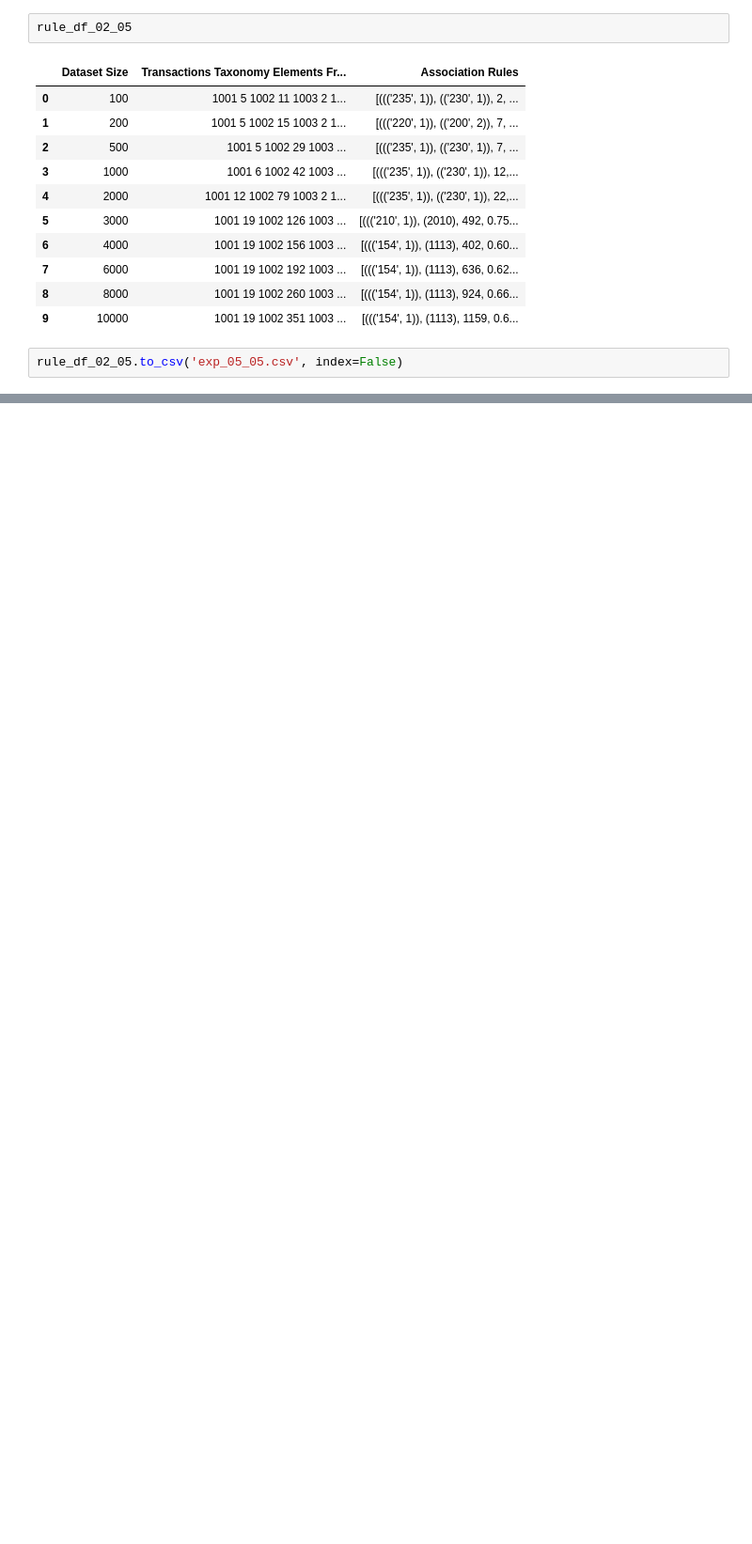
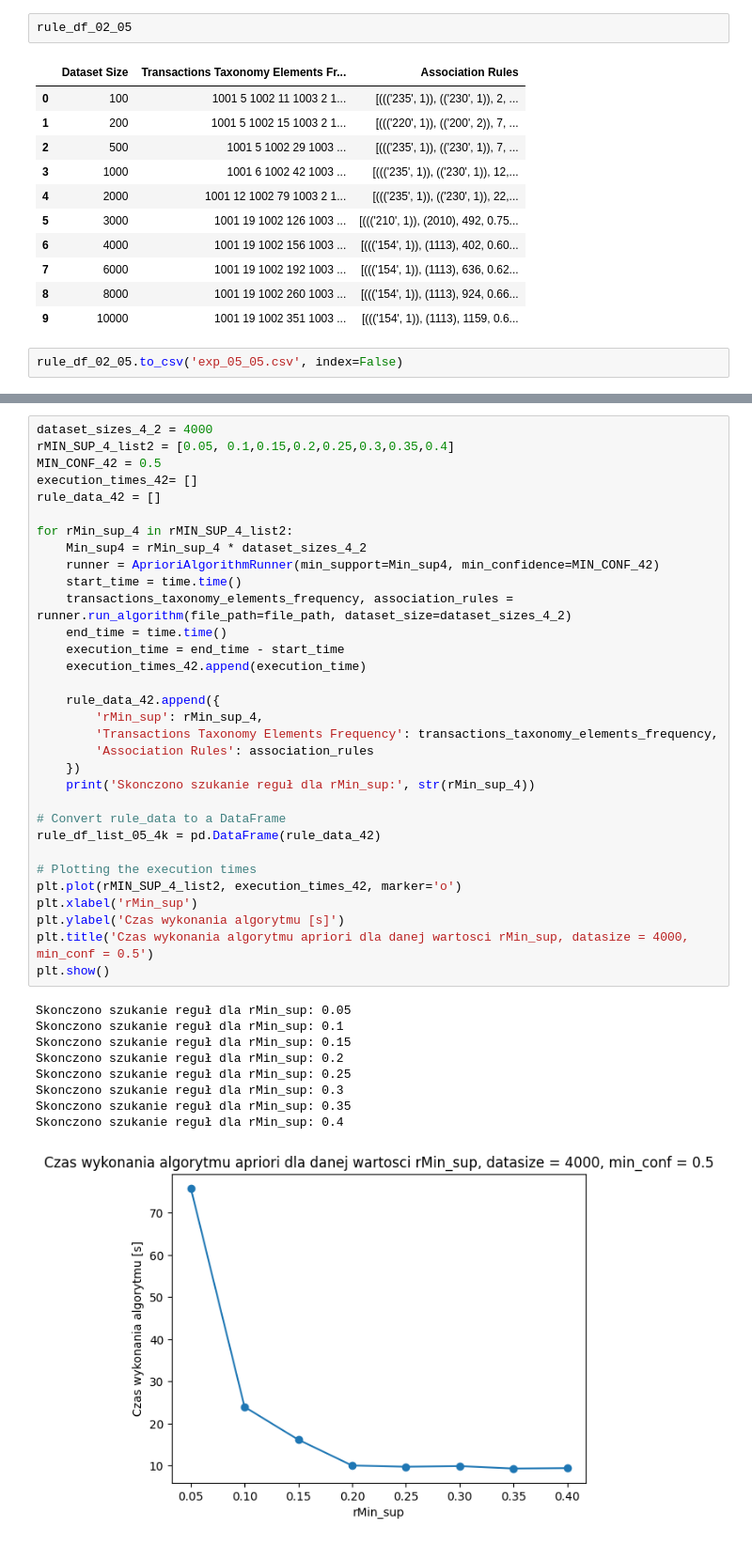
Before and after one commit to jkwiatk1/MED, a Jupyter notebook: apriori.ipynb, the cells around one changed output, grey strips where cells are left out. Shown: that part at 94% size. Drawn from its saved outputs; the diff is of its cells as text; blank space fills up the shorter version.

```diff
--- a/apriori.ipynb
+++ b/apriori.ipynb
@@ -442,0 +499,42 @@ rule_df_02_05.to_csv('exp_05_05.csv', index=False)
+# %%
+dataset_sizes_4_2 = 4000
+rMIN_SUP_4_list2 = [0.05, 0.1,0.15,0.2,0.25,0.3,0.35,0.4]
+MIN_CONF_42 = 0.5
+execution_times_42= []
+rule_data_42 = []
+
+for rMin_sup_4 in rMIN_SUP_4_list2:
+    Min_sup4 = rMin_sup_4 * dataset_sizes_4_2
+    runner = AprioriAlgorithmRunner(min_support=Min_sup4, min_confidence=MIN_CONF_42)
+    start_time = time.time()
+    transactions_taxonomy_elements_frequency, association_rules = runner.run_algorithm(file_path=file_path, dataset_size=dataset_sizes_4_2)
+    end_time = time.time()
+    execution_time = end_time - start_time
+    execution_times_42.append(execution_time)
+
+    rule_data_42.append({
+        'rMin_sup': rMin_sup_4,
+        'Transactions Taxonomy Elements Frequency': transactions_taxonomy_elements_frequency,
+        'Association Rules': association_rules
+    })
+    print('Skonczono szukanie reguł dla rMin_sup:', str(rMin_sup_4))
+
+# Convert rule_data to a DataFrame
+rule_df_list_05_4k = pd.DataFrame(rule_data_42)
+
+# Plotting the execution times
+plt.plot(rMIN_SUP_4_list2, execution_times_42, marker='o')
+plt.xlabel('rMin_sup')
+plt.ylabel('Czas wykonania algorytmu [s]')
+plt.title('Czas wykonania algorytmu apriori dla danej wartosci rMin_sup, datasize = 4000, min_conf = 0.5')
+plt.show()
+# %% [output]
+Skonczono szukanie reguł dla rMin_sup: 0.05
+Skonczono szukanie reguł dla rMin_sup: 0.1
+Skonczono szukanie reguł dla rMin_sup: 0.15
+Skonczono szukanie reguł dla rMin_sup: 0.2
+Skonczono szukanie reguł dla rMin_sup: 0.25
+Skonczono szukanie reguł dla rMin_sup: 0.3
+Skonczono szukanie reguł dla rMin_sup: 0.35
+Skonczono szukanie reguł dla rMin_sup: 0.4
+[figure, added]
```
Also changed, not shown: parts of 10 cells of this notebook.
